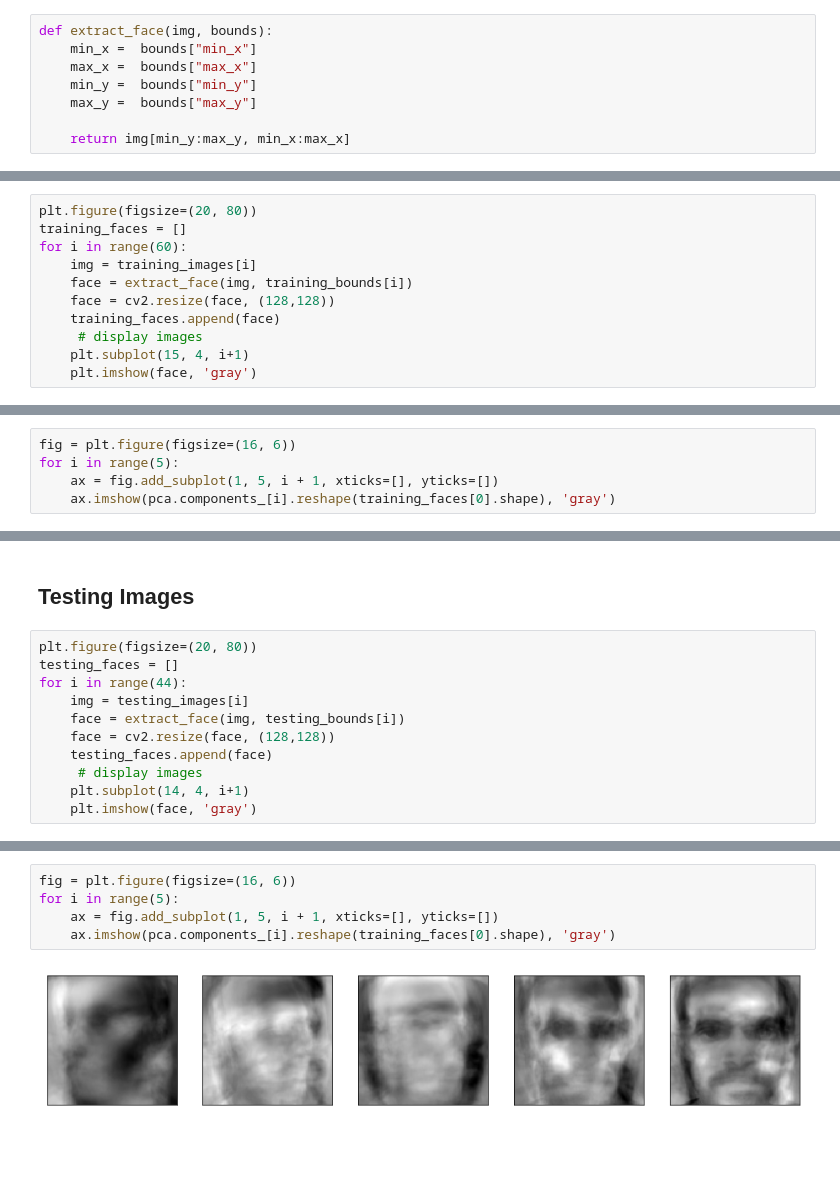
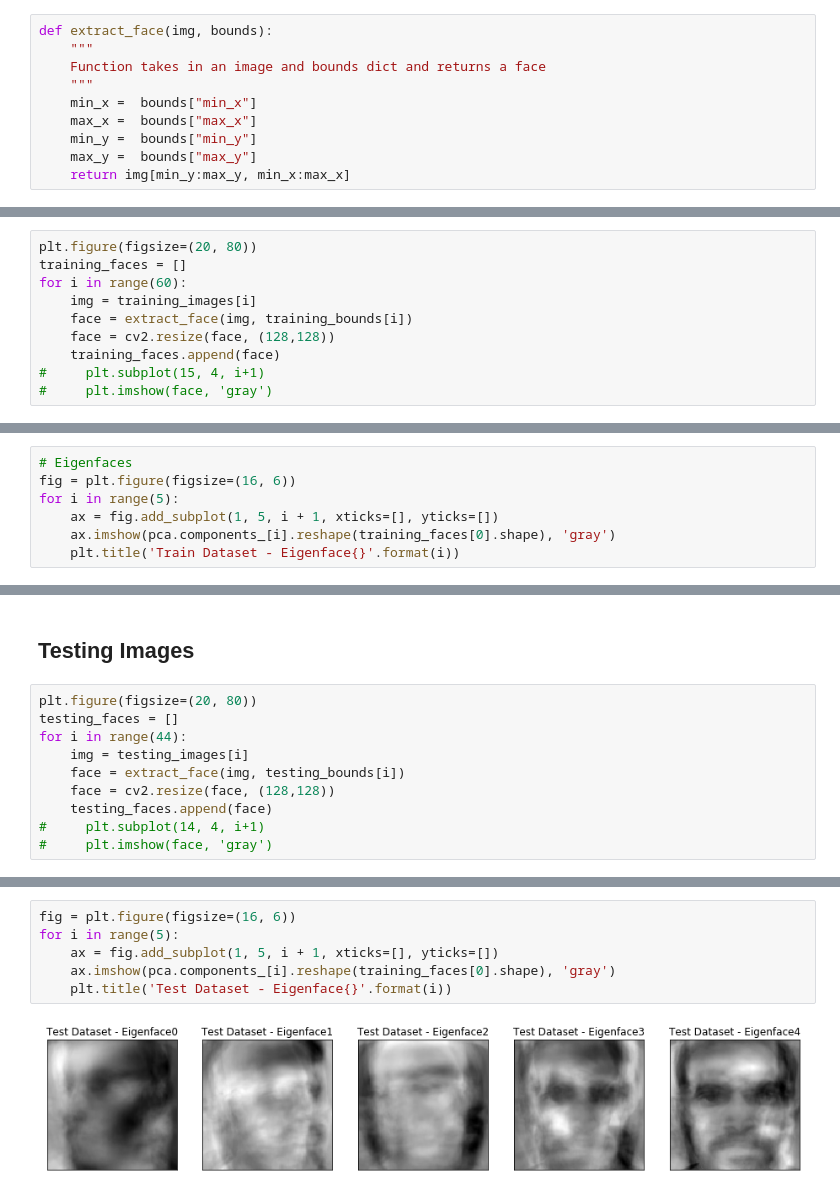
Before and after one commit to adhamelkhouly/face_recognition, a Jupyter notebook: 5_eigenfaces.ipynb, the cells around one changed output, grey strips where cells are left out. Drawn from its saved outputs; the diff is of its cells as text; blank space fills up the shorter version.

```diff
--- a/5_eigenfaces.ipynb
+++ b/5_eigenfaces.ipynb
@@ -111,9 +111,11 @@ for i in range(56):
     testing_bounds.append(bounds_dict)
 # %%
 def extract_face(img, bounds):
+    """
+    Function takes in an image and bounds dict and returns a face
+    """
     min_x =  bounds["min_x"]
     max_x =  bounds["max_x"]
     min_y =  bounds["min_y"]
     max_y =  bounds["max_y"]
-
     return img[min_y:max_y, min_x:max_x]
@@ -129,7 +132,6 @@ for i in range(60):
     face = extract_face(img, training_bounds[i])
     face = cv2.resize(face, (128,128))
     training_faces.append(face)
-     # display images
-    plt.subplot(15, 4, i+1)
-    plt.imshow(face, 'gray')
+#     plt.subplot(15, 4, i+1)
+#     plt.imshow(face, 'gray')
 # %% [output]
@@ -146,6 +148,8 @@ plt.title('Mean Image');
 # %%
+# Eigenfaces
 fig = plt.figure(figsize=(16, 6))
 for i in range(5):
     ax = fig.add_subplot(1, 5, i + 1, xticks=[], yticks=[])
     ax.imshow(pca.components_[i].reshape(training_faces[0].shape), 'gray')
+    plt.title('Train Dataset - Eigenface{}'.format(i))
 # %% [output]
@@ -160,7 +164,6 @@ for i in range(44):
     face = extract_face(img, testing_bounds[i])
     face = cv2.resize(face, (128,128))
     testing_faces.append(face)
-     # display images
-    plt.subplot(14, 4, i+1)
-    plt.imshow(face, 'gray')
+#     plt.subplot(14, 4, i+1)
+#     plt.imshow(face, 'gray')
 # %% [output]
@@ -175,10 +178,11 @@ plt.title('Mean Image');
 # %%
 fig = plt.figure(figsize=(16, 6))
 for i in range(5):
     ax = fig.add_subplot(1, 5, i + 1, xticks=[], yticks=[])
     ax.imshow(pca.components_[i].reshape(training_faces[0].shape), 'gray')
+    plt.title('Test Dataset - Eigenface{}'.format(i))
 # %% [output]
-[figure, old version]
+[figure, new version]
 # %%
 labels = {0:'abdullah', 1:'mustafa', 2:'saleh', 3:'adham'}
 
```
Also changed, not shown: parts of 9 cells of this notebook.
